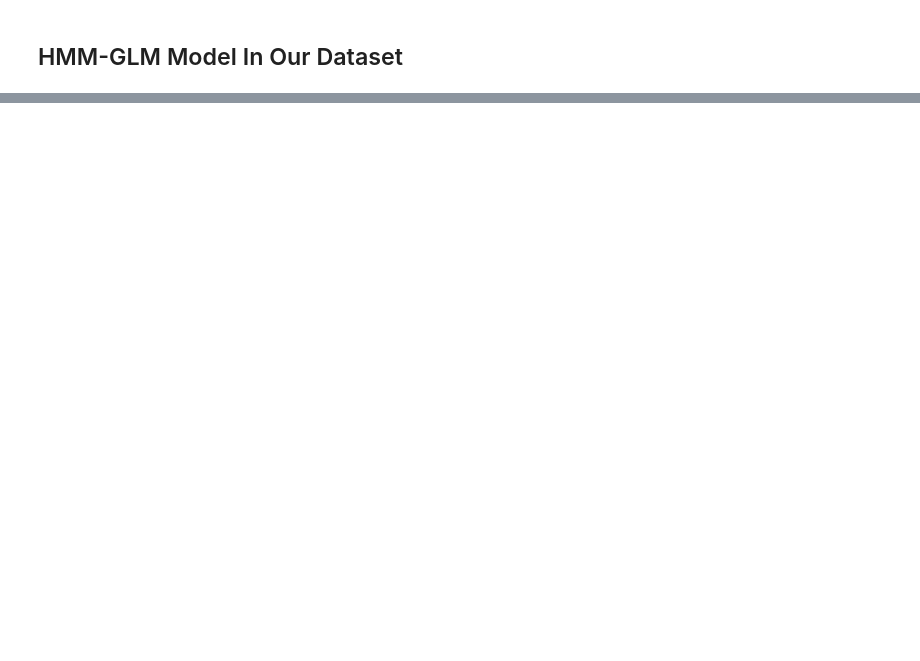
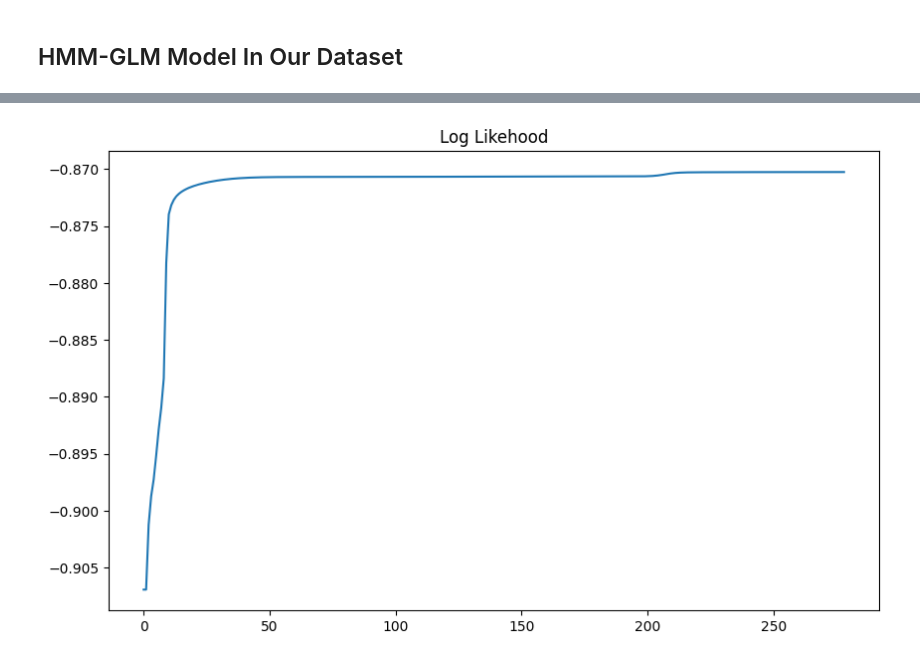
Before and after one commit to ftlabucsd/FEDUPP, a Jupyter notebook: HMM-GLM/GLM-HMM.ipynb, the cells around one changed output, grey strips where cells are left out. Saved outputs shown, nothing was run; the diff lists cells and outputs as text; code cells hidden in the pictures; blank space fills up the shorter version.

```diff
--- a/HMM-GLM/GLM-HMM.ipynb
+++ b/HMM-GLM/GLM-HMM.ipynb
@@ -29,0 +30,2 @@ y[:2]
+# %%
+log3 = [val/1000 for val in log3]
@@ -29,0 +49,7 @@ y[:2]
+# %%
+plt.figure(figsize=(10, 6))
+plt.plot(log3)
+plt.title("Log Likehood")
+plt.show()
+# %% [output]
+[figure, added]
```
Also changed, not shown: parts of 11 cells of this notebook, 1 other file.
